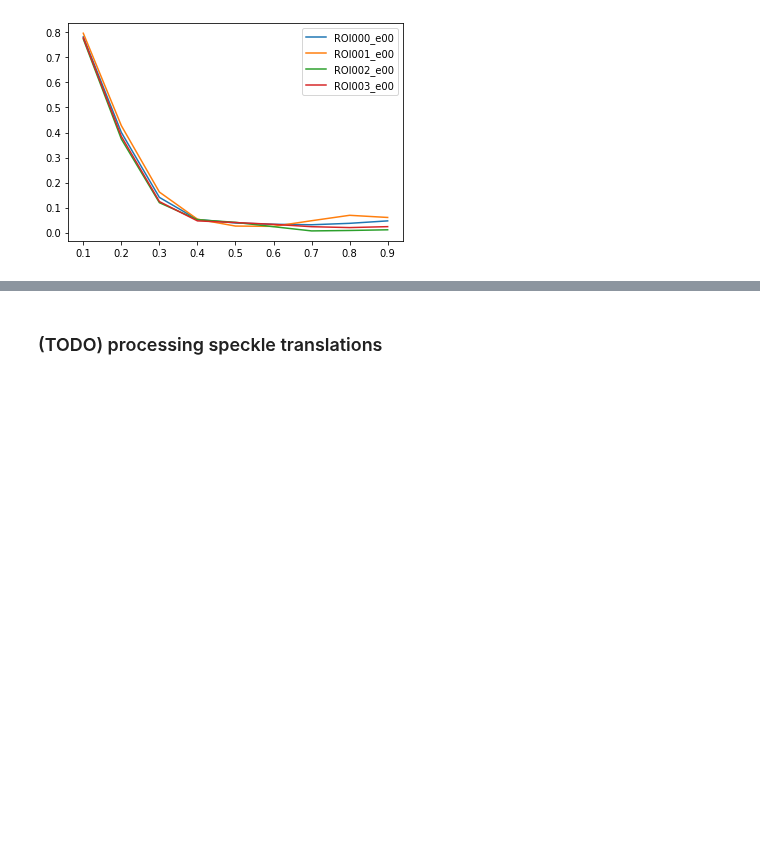
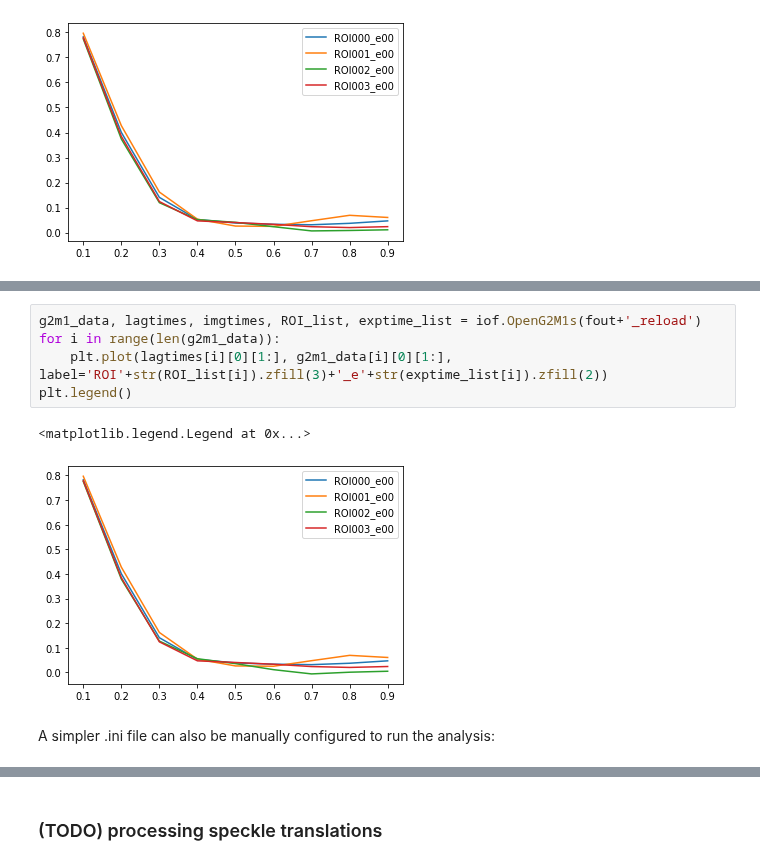
Before and after one commit to steaime/DSHpy, a Jupyter notebook: tutorial4_ROIs.ipynb, the cells around one changed output, grey strips where cells are left out. Saved outputs shown, nothing was run; the diff lists cells and outputs as text; blank space fills up the shorter version.

```diff
--- a/tutorial4_ROIs.ipynb
+++ b/tutorial4_ROIs.ipynb
@@ -550,0 +641,10 @@ plt.legend()
+# %%
+g2m1_data, lagtimes, imgtimes, ROI_list, exptime_list = iof.OpenG2M1s(fout+'_reload')
+for i in range(len(g2m1_data)):
+    plt.plot(lagtimes[i][0][1:], g2m1_data[i][0][1:], label='ROI'+str(ROI_list[i]).zfill(3)+'_e'+str(exptime_list[i]).zfill(2))
+plt.legend()
+# %% [output]
+<matplotlib.legend.Legend at 0x...>
+[figure, added]
+# %% [markdown]
+A simpler .ini file can also be manually configured to run the analysis:
```
Also changed, not shown: parts of 15 cells of this notebook, 10 other files.
